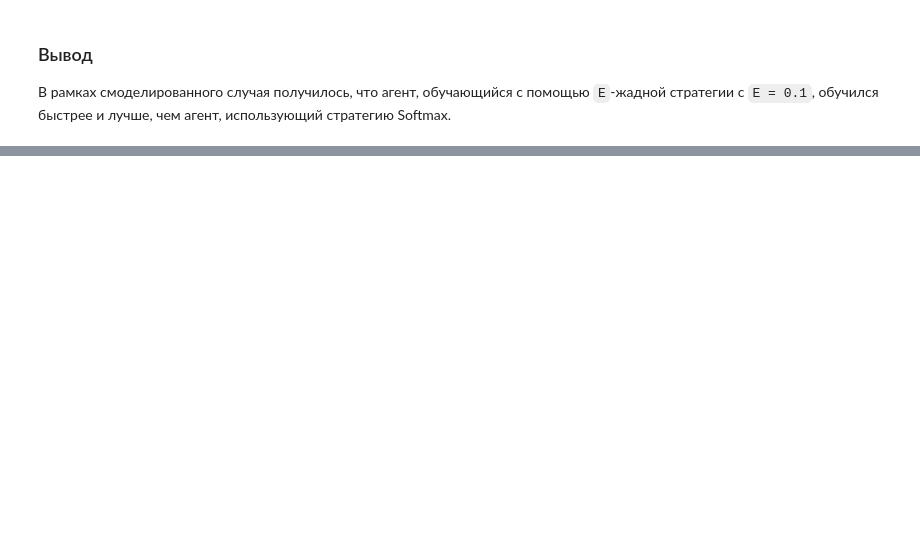
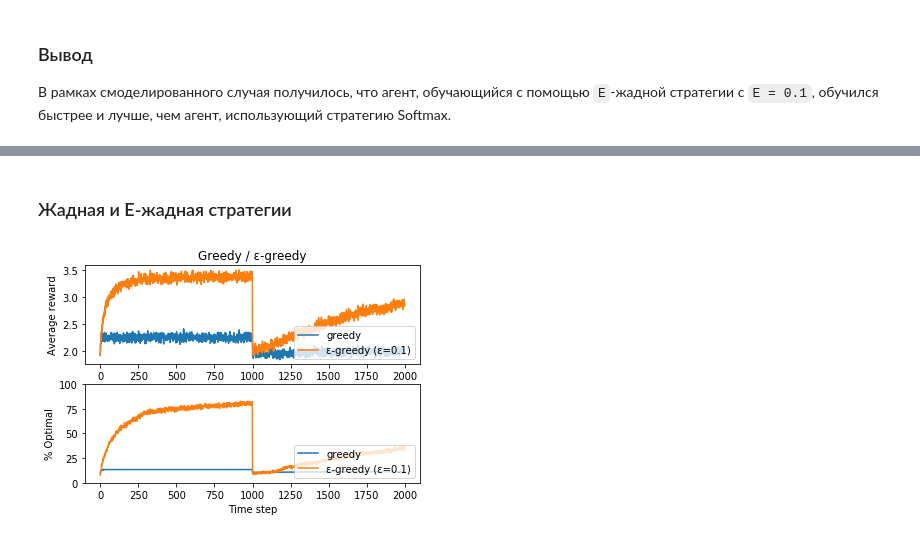
Before and after one commit to NameArtem/multi-armed-bandit, a Jupyter notebook: Task.ipynb, the cells around one changed output, grey strips where cells are left out. Cells and saved outputs as stored; diff of their text form; code cells hidden in the pictures; blank space fills up the shorter version.

Commit message:
Add experiment with changing bandit reward distributions

```diff
--- a/Task.ipynb
+++ b/Task.ipynb
@@ -131,0 +131,7 @@ all_env.plot(all_scores, all_optimal)
+# %% [markdown]
+### Жадная и E-жадная стратегии
+# %%
+scores_with_change, optimal_with_change = env.run_with_change(n_trials, n_trials, n_experiments)
+env.plot(scores_with_change, optimal_with_change)
+# %% [output]
+[figure, added]
```
Also changed, not shown: parts of 11 cells of this notebook, 1 other file.
